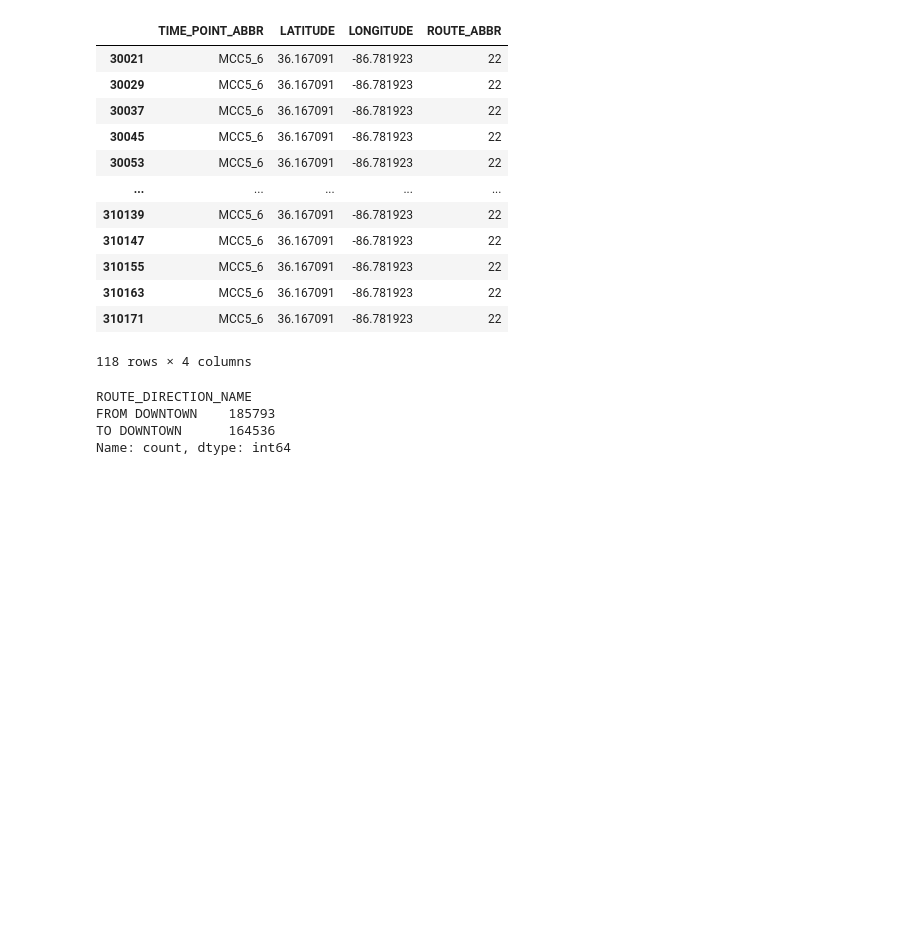
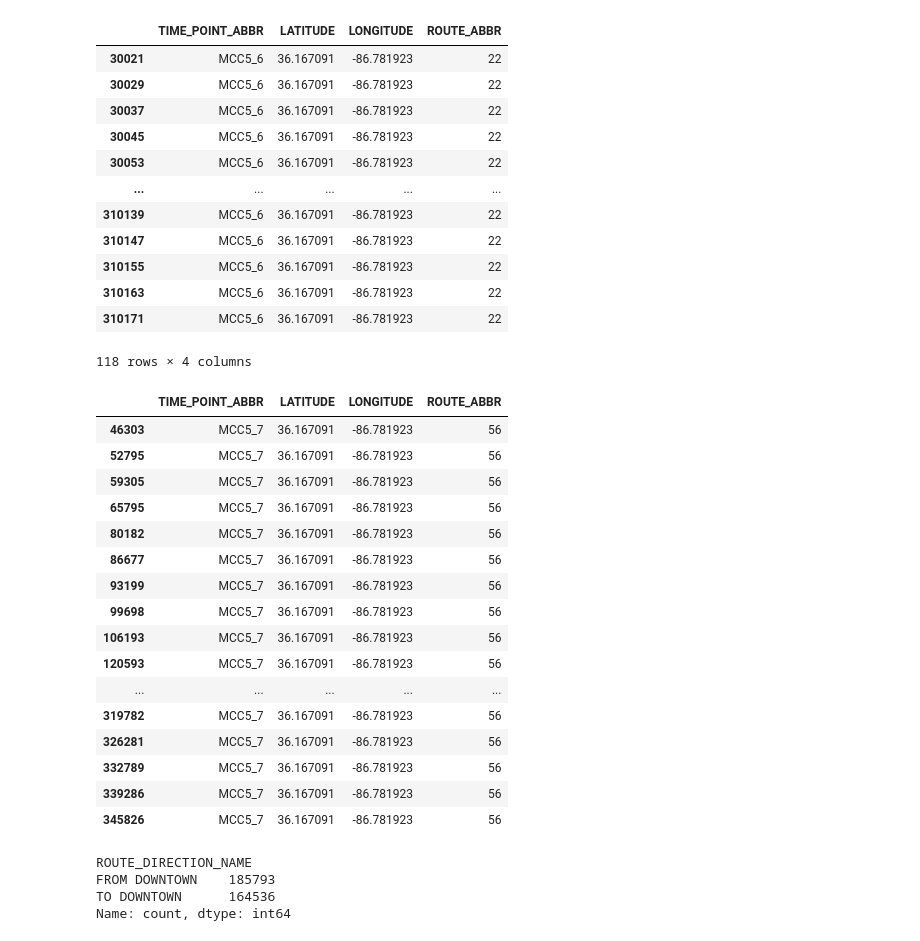
Before and after one commit to NSS-Data-Analytics-Cohort-11/wego-the-great-khans, a Jupyter notebook: notebooks/wego.ipynb, the cells around one changed output. Drawn from its saved outputs; the diff is of its cells as text; code cells hidden in the pictures; blank space fills up the shorter version.

```diff
--- a/notebooks/wego.ipynb
+++ b/notebooks/wego.ipynb
@@ -323,6 +323,26 @@ wego.query('TIME_POINT_ABBR == "MCC5_6"')[['TIME_POINT_ABBR', 'LATITUDE', 'LONGI
 | 310163 | MCC5_6 | 36.167091 | -86.781923 | 22 |
 | 310171 | MCC5_6 | 36.167091 | -86.781923 | 22 |
 118 rows × 4 columns
+# %%
+wego.query('TIME_POINT_ABBR == "MCC5_7"')[['TIME_POINT_ABBR', 'LATITUDE', 'LONGITUDE', 'ROUTE_ABBR']]
+# %% [output]
+|  | TIME_POINT_ABBR | LATITUDE | LONGITUDE | ROUTE_ABBR |
+| 46303 | MCC5_7 | 36.167091 | -86.781923 | 56 |
+| 52795 | MCC5_7 | 36.167091 | -86.781923 | 56 |
+| 59305 | MCC5_7 | 36.167091 | -86.781923 | 56 |
+| 65795 | MCC5_7 | 36.167091 | -86.781923 | 56 |
+| 80182 | MCC5_7 | 36.167091 | -86.781923 | 56 |
+| 86677 | MCC5_7 | 36.167091 | -86.781923 | 56 |
+| 93199 | MCC5_7 | 36.167091 | -86.781923 | 56 |
+| 99698 | MCC5_7 | 36.167091 | -86.781923 | 56 |
+| 106193 | MCC5_7 | 36.167091 | -86.781923 | 56 |
+| 120593 | MCC5_7 | 36.167091 | -86.781923 | 56 |
+| ... | ... | ... | ... | ... |
+| 319782 | MCC5_7 | 36.167091 | -86.781923 | 56 |
+| 326281 | MCC5_7 | 36.167091 | -86.781923 | 56 |
+| 332789 | MCC5_7 | 36.167091 | -86.781923 | 56 |
+| 339286 | MCC5_7 | 36.167091 | -86.781923 | 56 |
+| 345826 | MCC5_7 | 36.167091 | -86.781923 | 56 |
 # %%
 direction_counts = wego['ROUTE_DIRECTION_NAME'].value_counts()
 direction_counts
```
